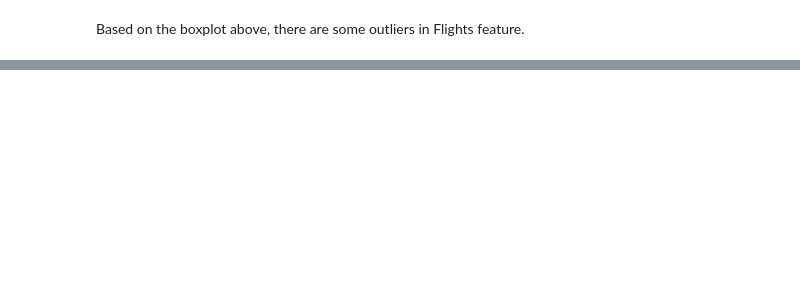
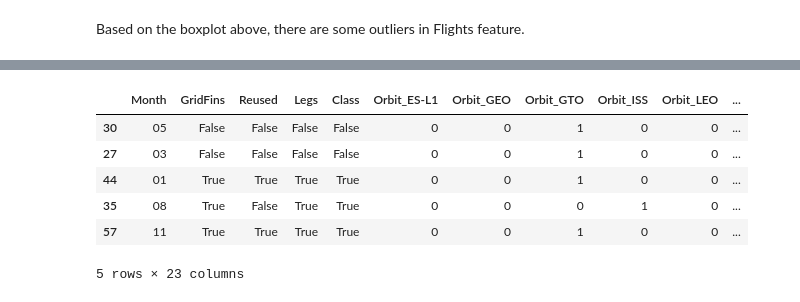
Before and after one commit to chiakl/spacex, a Jupyter notebook: spacex.ipynb, the cells around one changed output, grey strips where cells are left out. Drawn from its saved outputs; the diff is of its cells as text; code cells hidden in the pictures; blank space fills up the shorter version.

```diff
--- a/spacex.ipynb
+++ b/spacex.ipynb
@@ -455,0 +756,14 @@ print("Splitted testing data shape: {}".format(spacex_test.shape))
+# %%
+#Remove meaningless feature(s)
+cat_train_dum.drop("Outcome", axis = 1, inplace = True)
+cat_train_dum.drop("Serial", axis = 1, inplace = True)
+cat_train_fin = cat_train_dum
+cat_train_fin.head()
+# %% [output]
+|  | Month | GridFins | Reused | Legs | Class | Orbit_ES-L1 | Orbit_GEO | Orbit_GTO | Orbit_ISS | Orbit_LEO | ... |
+| 30 | 05 | False | False | False | False | 0 | 0 | 1 | 0 | 0 | ... |
+| 27 | 03 | False | False | False | False | 0 | 0 | 1 | 0 | 0 | ... |
+| 44 | 01 | True | True | True | True | 0 | 0 | 1 | 0 | 0 | ... |
+| 35 | 08 | True | False | True | True | 0 | 0 | 0 | 1 | 0 | ... |
+| 57 | 11 | True | True | True | True | 0 | 0 | 1 | 0 | 0 | ... |
+5 rows × 23 columns
```
Also changed, not shown: parts of 96 cells of this notebook.
